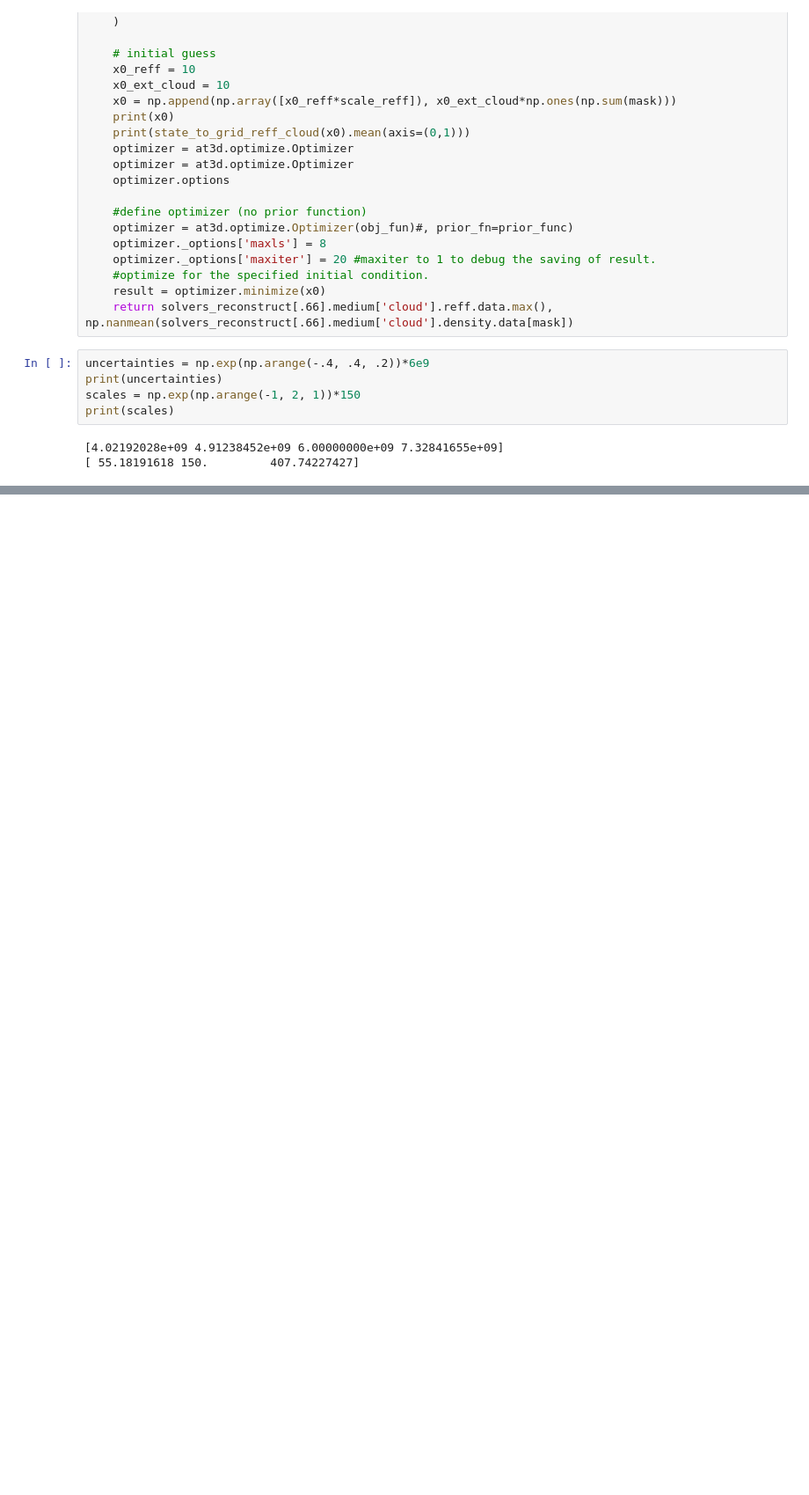
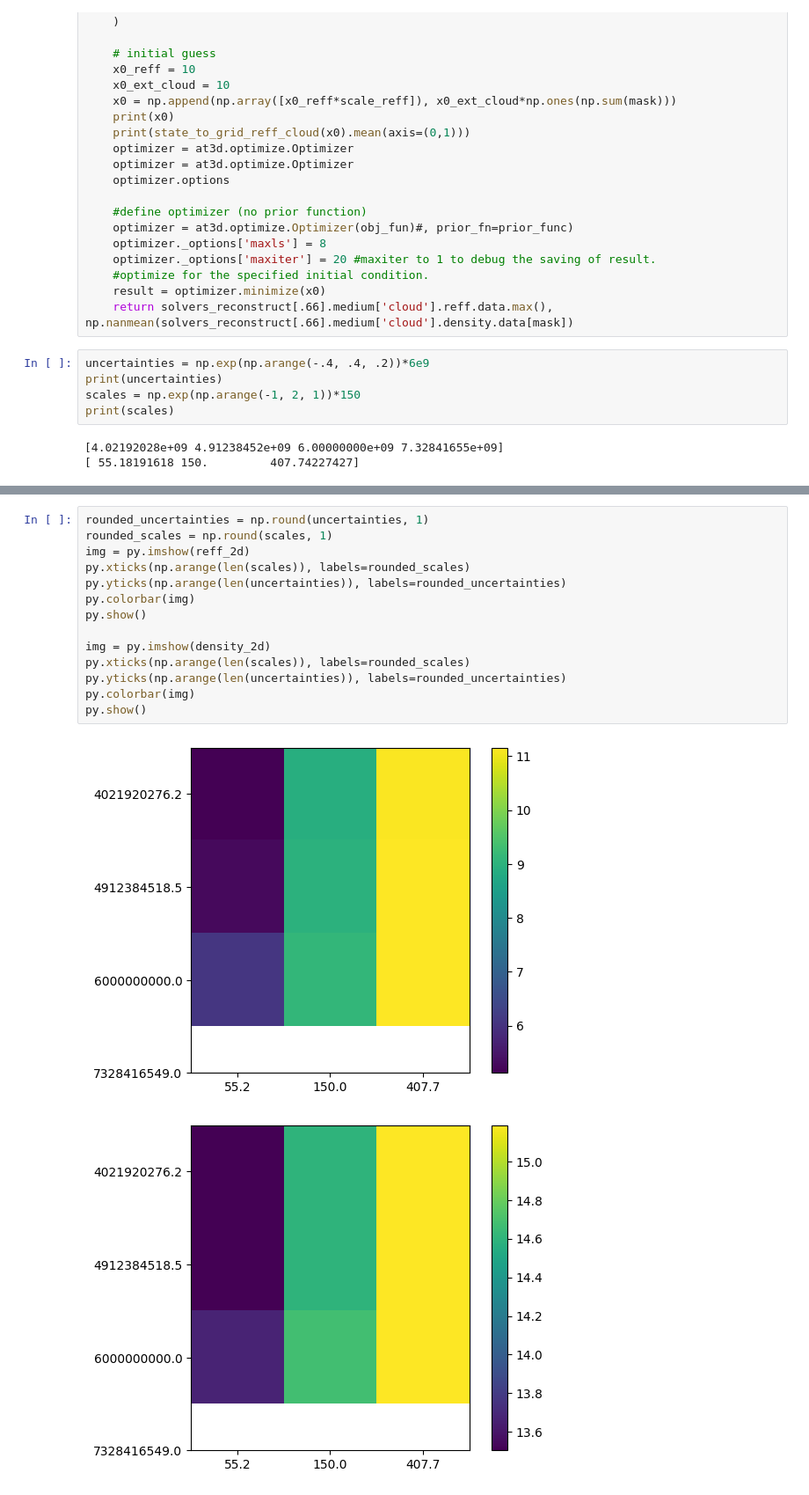
Before and after one commit to kailen-hargenrader/Cloud_Tomography, a Jupyter notebook: Kailen's Work/Cloud only - Single copy.ipynb, the cells around one changed output, grey strips where cells are left out. Shown: that part at 88% size. Drawn from its saved outputs; the diff is of its cells as text; blank space fills up the shorter version.

```diff
--- a/Kailen's Work/Cloud only - Single copy.ipynb
+++ b/Kailen's Work/Cloud only - Single copy.ipynb
@@ -410,0 +508,17 @@ ERROR:root:No traceback has been produced, nothing to debug.
+# %%
+rounded_uncertainties = np.round(uncertainties, 1)
+rounded_scales = np.round(scales, 1)
+img = py.imshow(reff_2d)
+py.xticks(np.arange(len(scales)), labels=rounded_scales)
+py.yticks(np.arange(len(uncertainties)), labels=rounded_uncertainties)
+py.colorbar(img)
+py.show()
+
+img = py.imshow(density_2d)
+py.xticks(np.arange(len(scales)), labels=rounded_scales)
+py.yticks(np.arange(len(uncertainties)), labels=rounded_uncertainties)
+py.colorbar(img)
+py.show()
+# %% [output]
+[figure, added]
+[figure, added]
```
Also changed, not shown: parts of 2 cells of this notebook, 1 other file.
